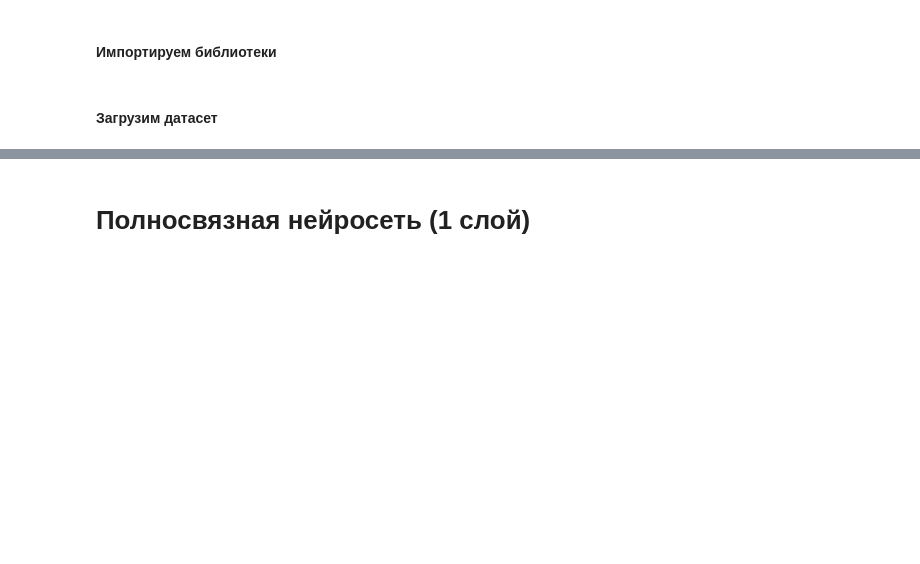
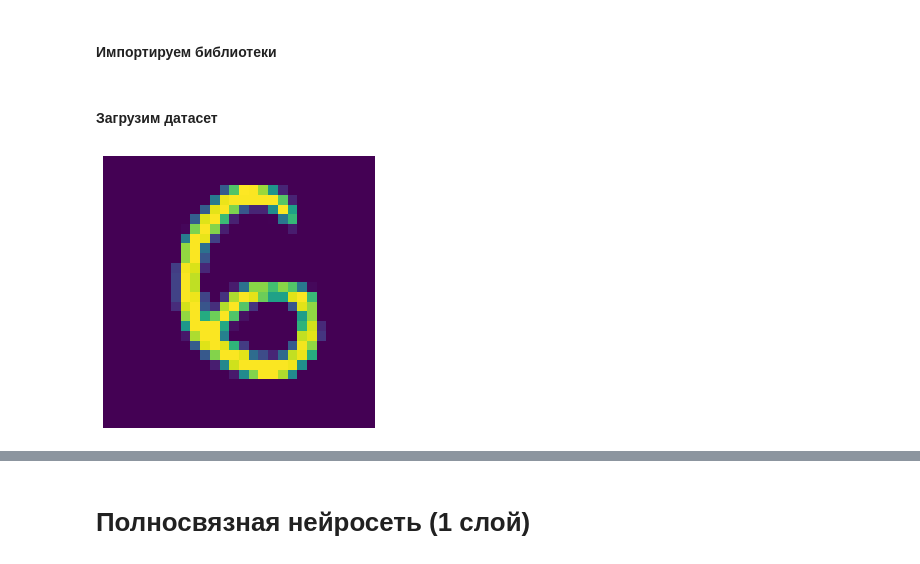
Before and after one commit to TimurFatykhov/Campus-2.0, a Jupyter notebook: practice_1_fc.ipynb, the cells around one changed output, grey strips where cells are left out. Cells and saved outputs as stored; diff of their text form; code cells hidden in the pictures; blank space fills up the shorter version.

```diff
--- a/practice_1_fc.ipynb
+++ b/practice_1_fc.ipynb
@@ -19,7 +19,9 @@ import numpy as np
 X, y = load_mnist(shape='vector') # X - картинки, y - ответы (классы)
 # %%
 # посмотрим как выглядит картинка (преобразовав вектор в матрицу)
-show_image(X[0])
+show_image(X[50004])
+# %% [output]
+[figure, added]
 # %%
 # а вот как выглядит та же картинки в виде вектора (раскоментируйте следующую строку)
 # print(X[0])
```
Also changed, not shown: parts of 23 cells of this notebook, 11 other files.
